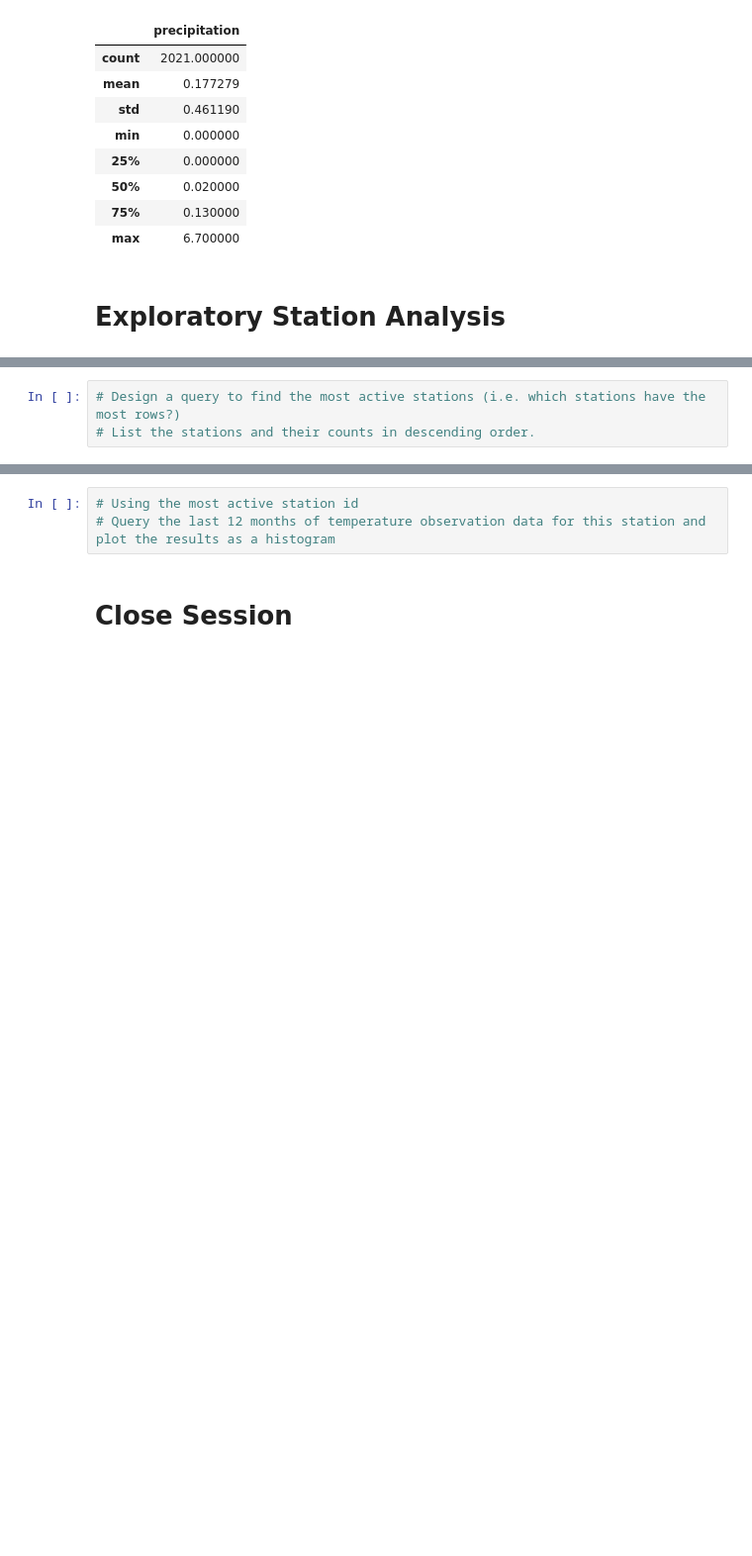
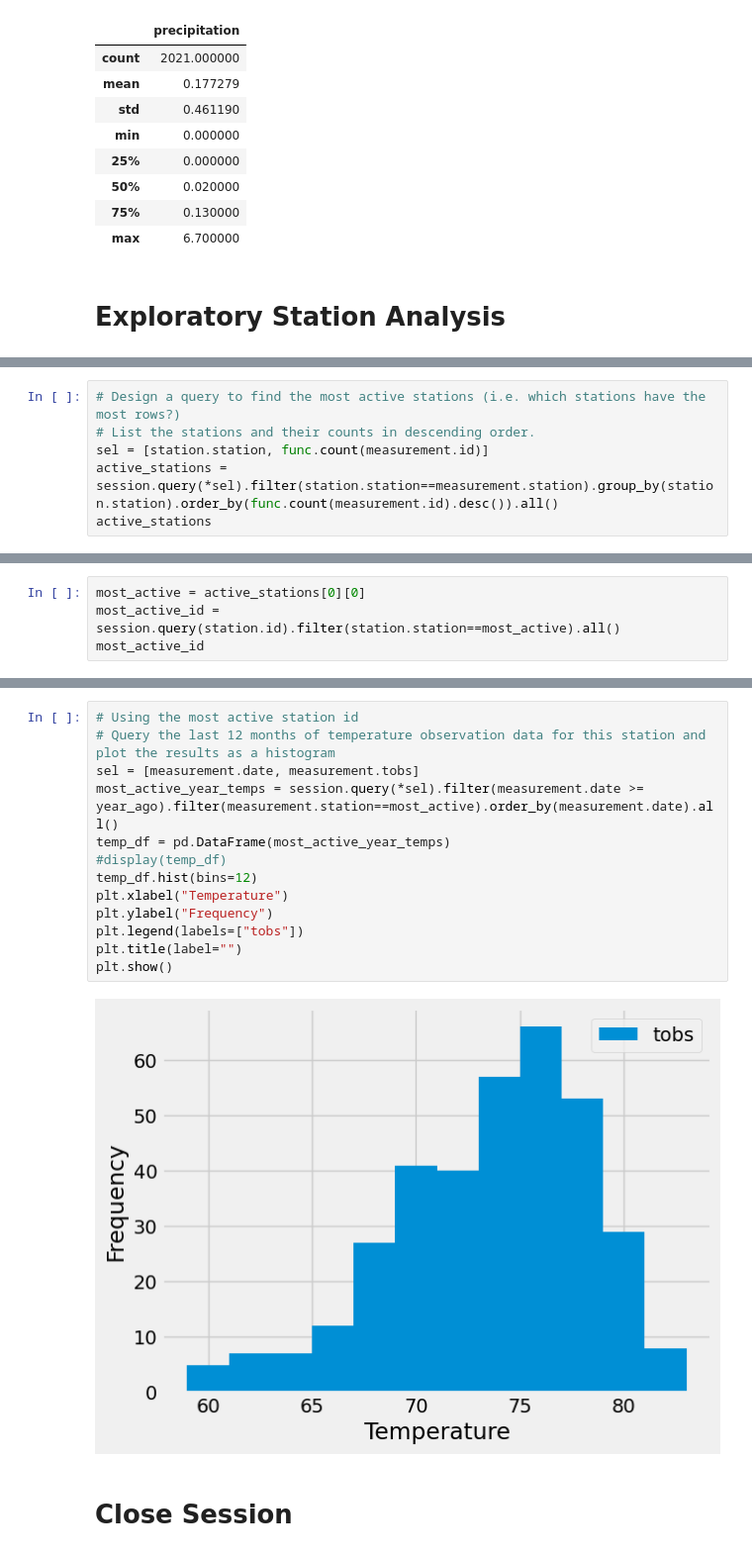
Before and after one commit to leonluong1/sqlalchemy-challenge, a Jupyter notebook: SurfsUp/climate_starter.ipynb, the cells around one changed output, grey strips where cells are left out. Shown at 99% size. Drawn from its saved outputs; the diff is of its cells as text; blank space fills up the shorter version.

```diff
--- a/SurfsUp/climate_starter.ipynb
+++ b/SurfsUp/climate_starter.ipynb
@@ -129,3 +130,6 @@ df.describe()
 # %%
 # Design a query to find the most active stations (i.e. which stations have the most rows?)
 # List the stations and their counts in descending order.
+sel = [station.station, func.count(measurement.id)]
+active_stations = session.query(*sel).filter(station.station==measurement.station).group_by(station.station).order_by(func.count(measurement.id).desc()).all()
+active_stations
@@ -131,0 +146,4 @@ df.describe()
+# %%
+most_active = active_stations[0][0]
+most_active_id = session.query(station.id).filter(station.station==most_active).all()
+most_active_id
@@ -134,6 +160,18 @@ df.describe()
 # %%
 # Using the most active station id
 # Query the last 12 months of temperature observation data for this station and plot the results as a histogram
+sel = [measurement.date, measurement.tobs]
+most_active_year_temps = session.query(*sel).filter(measurement.date >= year_ago).filter(measurement.station==most_active).order_by(measurement.date).all()
+temp_df = pd.DataFrame(most_active_year_temps)
+#display(temp_df)
+temp_df.hist(bins=12)
+plt.xlabel("Temperature")
+plt.ylabel("Frequency")
+plt.legend(labels=["tobs"])
+plt.title(label="")
+plt.show()
+# %% [output]
+[figure, added]
 # %% [markdown]
 # Close Session
 # %%
```
Also changed, not shown: parts of 12 cells of this notebook, 1 other file.
